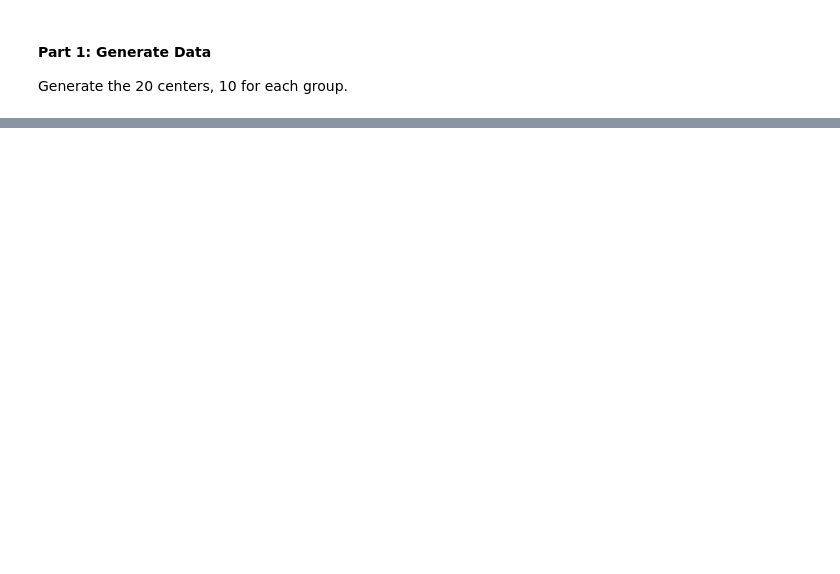
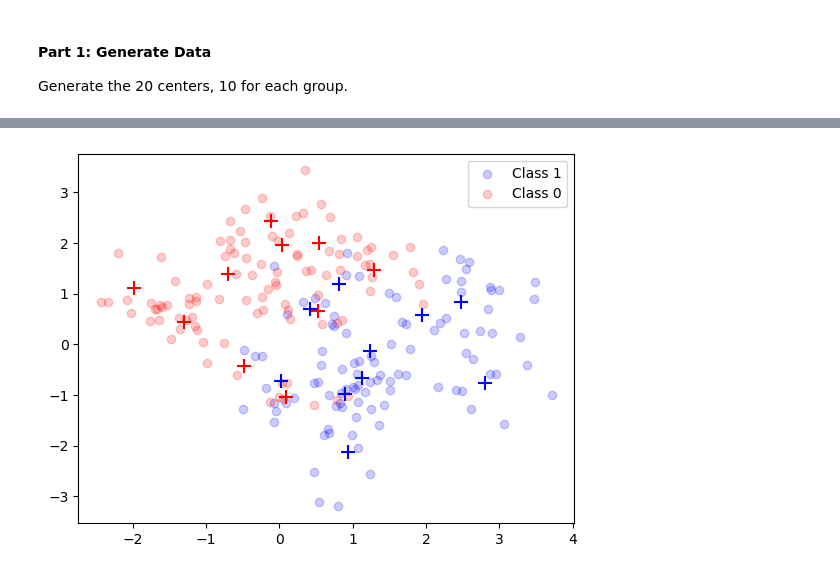
Before and after one commit to lycpaul/cs598-psl, a Jupyter notebook: code1/q1.ipynb, the cells around one changed output, grey strips where cells are left out. Drawn from its saved outputs; the diff is of its cells as text; code cells hidden in the pictures; blank space fills up the shorter version.

```diff
--- a/code1/q1.ipynb
+++ b/code1/q1.ipynb
@@ -17,21 +61,26 @@ m0 = np.random.normal(size = (csize, p)) * s \
 # %%
-n = 100
-# Randomly allocate the n samples for class 1  to the 10 clusters
-id1 = np.random.randint(csize, size = n)
-id0 = np.random.randint(csize, size = n)
-
-# sd for generating data
+# sd for generating both training and test data
 s = np.sqrt(float(1)/5)
 
-traindata = np.random.normal(size = (2 * n, p)) * s \
-            + np.concatenate([m1[id1,:], m0[id0,:]])
-ytrain = np.concatenate(([1]*n, [0]*n))
+# Gerernating training data
+# Randomly allocate the n samples for class 1 to the 10 clusters
+n_train = 100
+id1_train = np.random.randint(csize, size = n_train)
+id0_train = np.random.randint(csize, size = n_train)
+
+# Generate the training data
+traindata = np.random.normal(size = (2 * n_train, p)) * s \
+            + np.concatenate([m1[id1_train,:], m0[id0_train,:]])
+ytrain = np.concatenate(([1]*n_train, [0]*n_train))
 # %%
-plt.scatter(traindata[:n, 0], traindata[:n, 1], c = "blue", alpha=0.2, label='Class 1')
-plt.scatter(traindata[n:, 0], traindata[n:, 1], c = "red", alpha=0.2, label='Class 0')
+## Visualize the training data
+plt.scatter(traindata[:n_train, 0], traindata[:n_train, 1], c = "blue", alpha=0.2, label='Class 1')
+plt.scatter(traindata[n_train:, 0], traindata[n_train:, 1], c = "red", alpha=0.2, label='Class 0')
 
 plt.scatter(m1[:,0], m1[:,1], marker = '+', s = 100, c = "blue")
 plt.scatter(m0[:,0], m0[:,1], marker = '+', s = 100, c = "red")
 
 plt.legend()
 plt.show()
+# %% [output]
+[figure, added]
```
Also changed, not shown: parts of 9 cells of this notebook.
